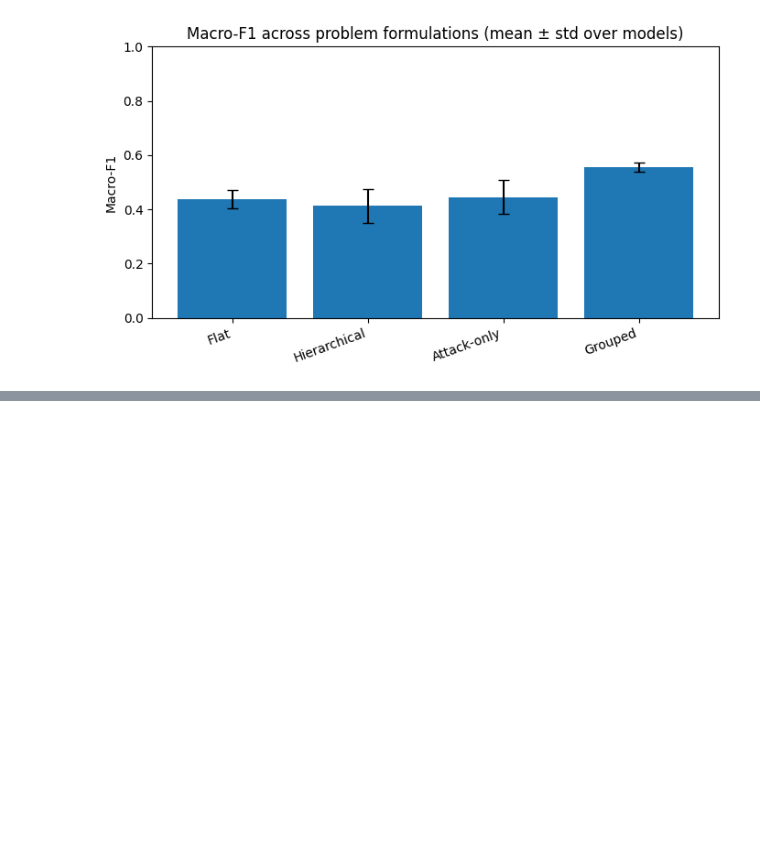
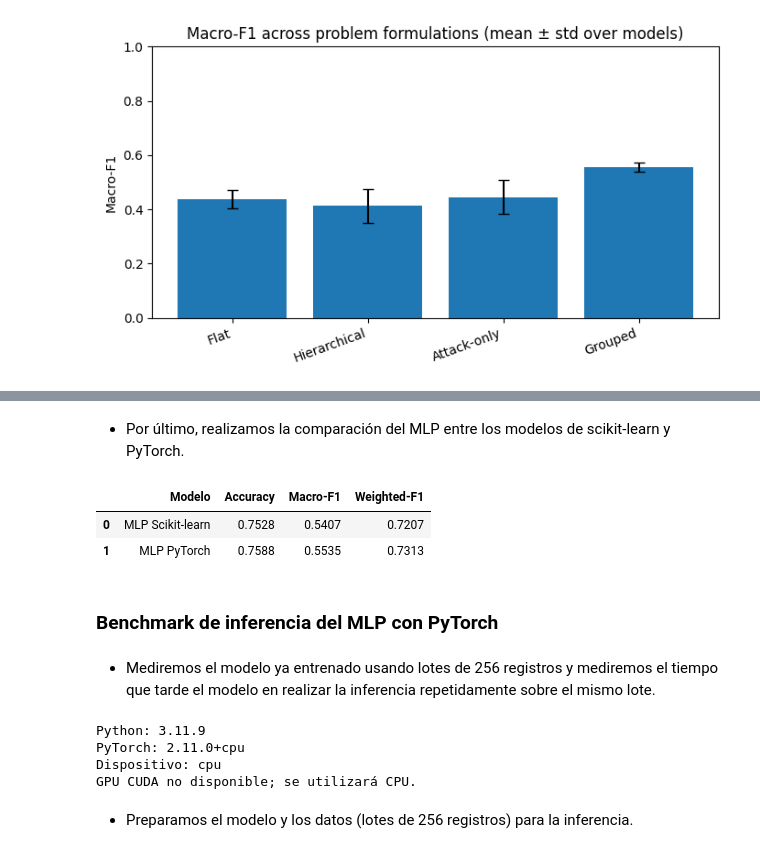
Before and after one commit to rgarciaee/UNSW-NB15-Intrusion-Detection-Binary-Multi-Class-and-Hierarchical-Attack-Classification, a Jupyter notebook: notebooks/Intrussion_Detecto_UNSW-NB15.ipynb, the cells around one changed output, grey strips where cells are left out. Drawn from its saved outputs; the diff is of its cells as text; code cells hidden in the pictures; blank space fills up the shorter version.

```diff
--- a/notebooks/Intrussion_Detecto_UNSW-NB15.ipynb
+++ b/notebooks/Intrussion_Detecto_UNSW-NB15.ipynb
@@ -2185,0 +2713,7 @@ plt.show()
+# %%
+mlp_torch_res = {
+    "Accuracy": accuracy_torch,
+    "Macro-F1": macro_f1_torch,
+    "Weighted-F1": weighted_f1_torch,
+    "ConfusionMatrix": cm_torch
+}
@@ -2185,0 +2740,58 @@ plt.show()
+# %% [markdown]
+* Por último, realizamos la comparación del MLP entre los modelos de scikit-learn y PyTorch.
+# %%
+comparison_mlp = pd.DataFrame({
+    "Modelo": [
+        "MLP Scikit-learn",
+        "MLP PyTorch"
+    ],
+    "Accuracy": [
+        mlp_group_res["Accuracy"],
+        mlp_torch_res["Accuracy"]
+    ],
+    "Macro-F1": [
+        mlp_group_res["Macro-F1"],
+        mlp_torch_res["Macro-F1"]
+    ],
+    "Weighted-F1": [
+        mlp_group_res["Weighted-F1"],
+        mlp_torch_res["Weighted-F1"]
+    ]
+})
+
+comparison_mlp.style.format({
+    "Accuracy": "{:.4f}",
+    "Macro-F1": "{:.4f}",
+    "Weighted-F1": "{:.4f}"
+})
+# %% [output]
+|  | Modelo | Accuracy | Macro-F1 | Weighted-F1 |
+| 0 | MLP Scikit-learn | 0.7528 | 0.5407 | 0.7207 |
+| 1 | MLP PyTorch | 0.7588 | 0.5535 | 0.7313 |
+# %% [markdown]
+### Benchmark de inferencia del MLP con PyTorch
+# %% [markdown]
+
+* Mediremos el modelo ya entrenado usando lotes de 256 registros y mediremos el tiempo que tarde el modelo en realizar la inferencia repetidamente sobre el mismo lote.
+# %%
+# Realizamos las importaciones necesarias
+import time
+import platform
+import statistics
+
+# Mostramos las versiones y el dispositivo utilizado
+print("Python:", platform.python_version())
+print("PyTorch:", torch.__version__)
+print("Dispositivo:", device)
+
+if torch.cuda.is_available():
+    print("GPU:", torch.cuda.get_device_name(0))
+else:
+    print("GPU CUDA no disponible; se utilizará CPU.")
+# %% [output]
+Python: 3.11.9
+PyTorch: 2.11.0+cpu
+Dispositivo: cpu
+GPU CUDA no disponible; se utilizará CPU.
+# %% [markdown]
+* Preparamos el modelo y los datos (lotes de 256 registros) para la inferencia.
```
Also changed, not shown: parts of 51 cells of this notebook, 4 other files.
